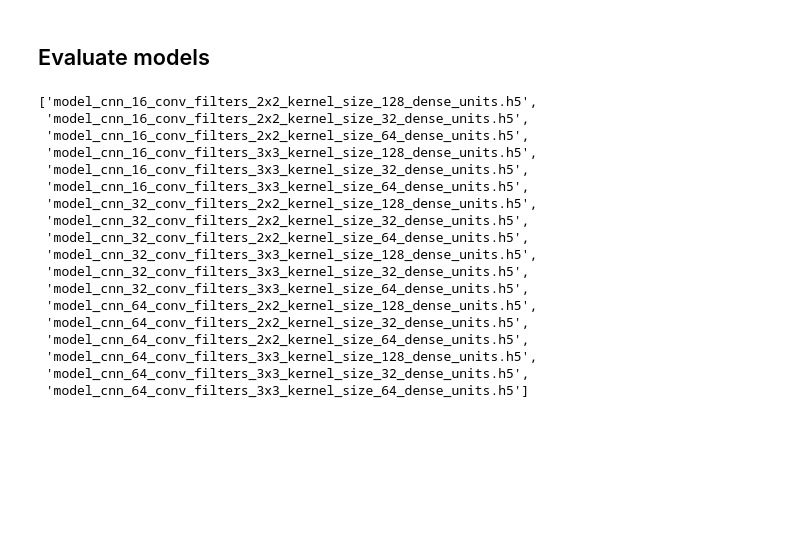
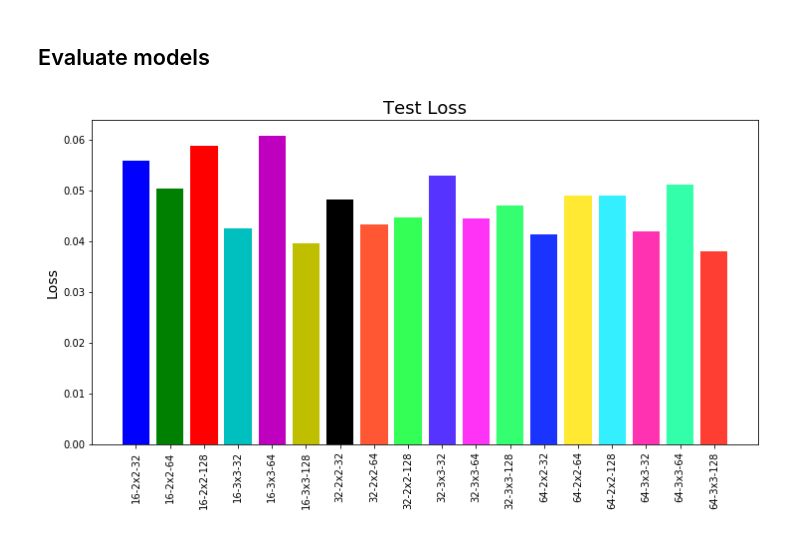
Before and after one commit to armadrigal/pneumonia, a Jupyter notebook: Notebook.ipynb, the cells around one changed output. Drawn from its saved outputs; the diff is of its cells as text; code cells hidden in the pictures; blank space fills up the shorter version.

```diff
--- a/Notebook.ipynb
+++ b/Notebook.ipynb
@@ -240,24 +240,28 @@ plt.show()
 [figure]
 # %% [markdown]
 ## Evaluate models
-# %%
-os.listdir("./Models/")
-# %% [output]
-['model_cnn_16_conv_filters_2x2_kernel_size_128_dense_units.h5',
- 'model_cnn_16_conv_filters_2x2_kernel_size_32_dense_units.h5',
- 'model_cnn_16_conv_filters_2x2_kernel_size_64_dense_units.h5',
- 'model_cnn_16_conv_filters_3x3_kernel_size_128_dense_units.h5',
- 'model_cnn_16_conv_filters_3x3_kernel_size_32_dense_units.h5',
- 'model_cnn_16_conv_filters_3x3_kernel_size_64_dense_units.h5',
- 'model_cnn_32_conv_filters_2x2_kernel_size_128_dense_units.h5',
- 'model_cnn_32_conv_filters_2x2_kernel_size_32_dense_units.h5',
- 'model_cnn_32_conv_filters_2x2_kernel_size_64_dense_units.h5',
- 'model_cnn_32_conv_filters_3x3_kernel_size_128_dense_units.h5',
- 'model_cnn_32_conv_filters_3x3_kernel_size_32_dense_units.h5',
- 'model_cnn_32_conv_filters_3x3_kernel_size_64_dense_units.h5',
- 'model_cnn_64_conv_filters_2x2_kernel_size_128_dense_units.h5',
- 'model_cnn_64_conv_filters_2x2_kernel_size_32_dense_units.h5',
- 'model_cnn_64_conv_filters_2x2_kernel_size_64_dense_units.h5',
- 'model_cnn_64_conv_filters_3x3_kernel_size_128_dense_units.h5',
- 'model_cnn_64_conv_filters_3x3_kernel_size_32_dense_units.h5',
- 'model_cnn_64_conv_filters_3x3_kernel_size_64_dense_units.h5']
+# %%
+def evaluate_model(x_test, y_test, conv_filters, kernel_size, dense_units):
+    loss = []
+    accuracy = []
+    for conv_filters_ in conv_filters:
+        for kernel_size_ in kernel_size:
+            for dense_units_ in dense_units:
+                model_file_name = f"./Models/model_cnn_{conv_filters_}_conv_filters_{kernel_size_}_kernel_size_{dense_units_}_dense_units.h5"
+                model_file_name = model_file_name.replace(', ','x').replace('(','').replace(')','')
+                model = load_model(model_file_name)
+                loss_, accuracy_ = model.evaluate(x_test, y_test, verbose=0)
+                loss.append(loss_)
+                accuracy.append(accuracy_)
+    return np.array(loss), np.array(accuracy)
+# %%
+loss, accuracy = evaluate_model(x_test, y_test, conv_filters, kernel_size, dense_units)
+# %%
+plt.figure(figsize=(12,6))
+plt.bar(names, loss, color=colors[0:18])
+plt.xticks(rotation=90)
+plt.ylabel("Loss", fontsize=14)
+plt.title("Test Loss", fontsize=18)
+plt.show()
+# %% [output]
+[figure, added]
```
Also changed, not shown: parts of 2 cells of this notebook.
